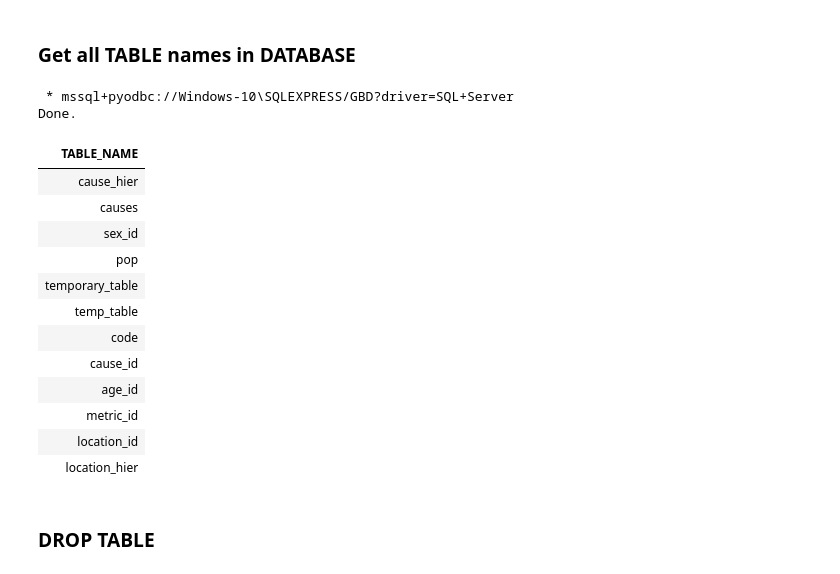
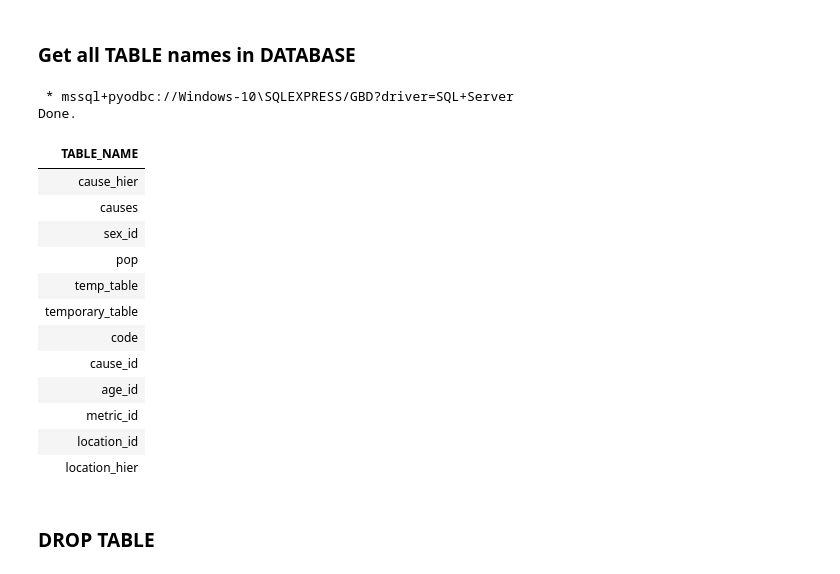
Before and after one commit to yzaya/GBD-T-SQL-Analysis, a Jupyter notebook: T-SQL windows.ipynb, the cells around one changed output. Cells and saved outputs as stored; diff of their text form; code cells hidden in the pictures.

```diff
--- a/T-SQL windows.ipynb
+++ b/T-SQL windows.ipynb
@@ -515,19 +547,21 @@ Done.
 # %%
 %%sql
 
 SELECT TABLE_NAME
 FROM INFORMATION_SCHEMA.TABLES
 WHERE TABLE_TYPE = 'BASE TABLE' AND TABLE_CATALOG='GBD'
+
+-- #diff
 # %% [output]
  * mssql+pyodbc://Windows-10\SQLEXPRESS/GBD?driver=SQL+Server
 Done.
 | TABLE_NAME |
 | cause_hier |
 | causes |
 | sex_id |
 | pop |
+| temp_table |
 | temporary_table |
-| temp_table |
 | code |
 | cause_id |
 | age_id |
```
Also changed, not shown: parts of 33 cells of this notebook.
